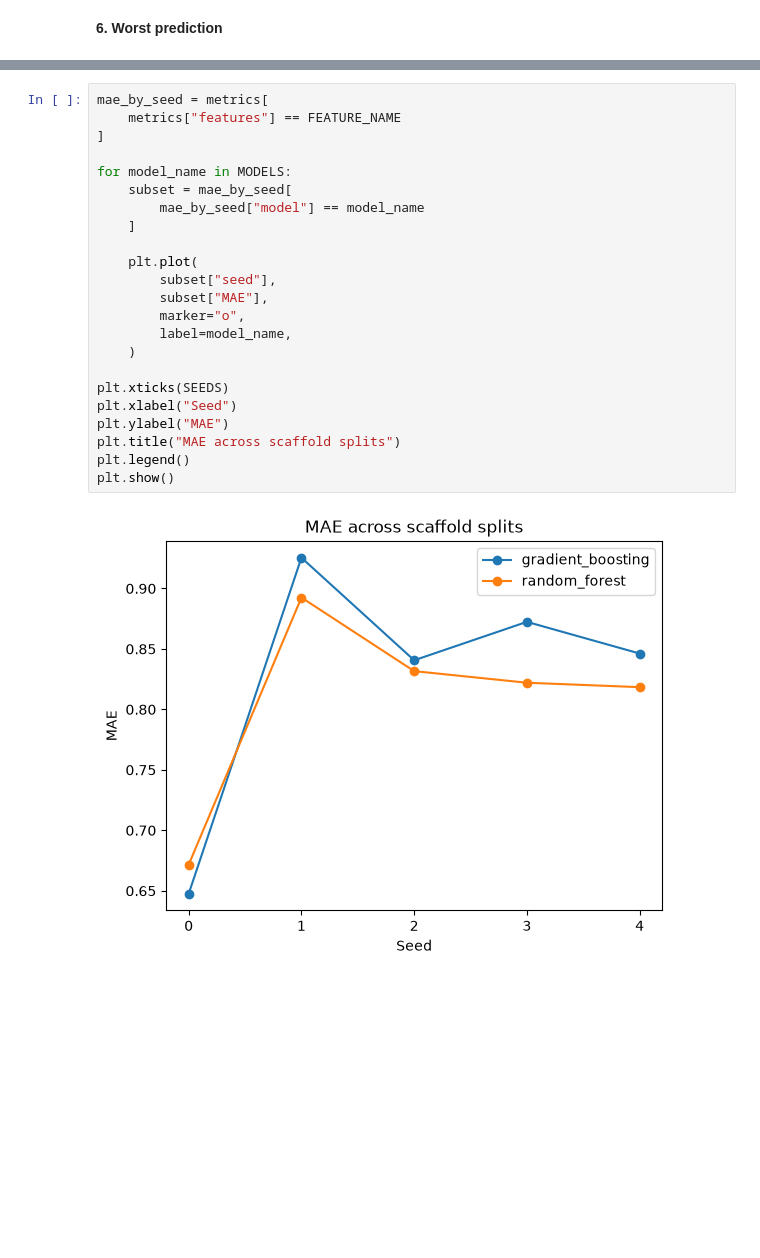
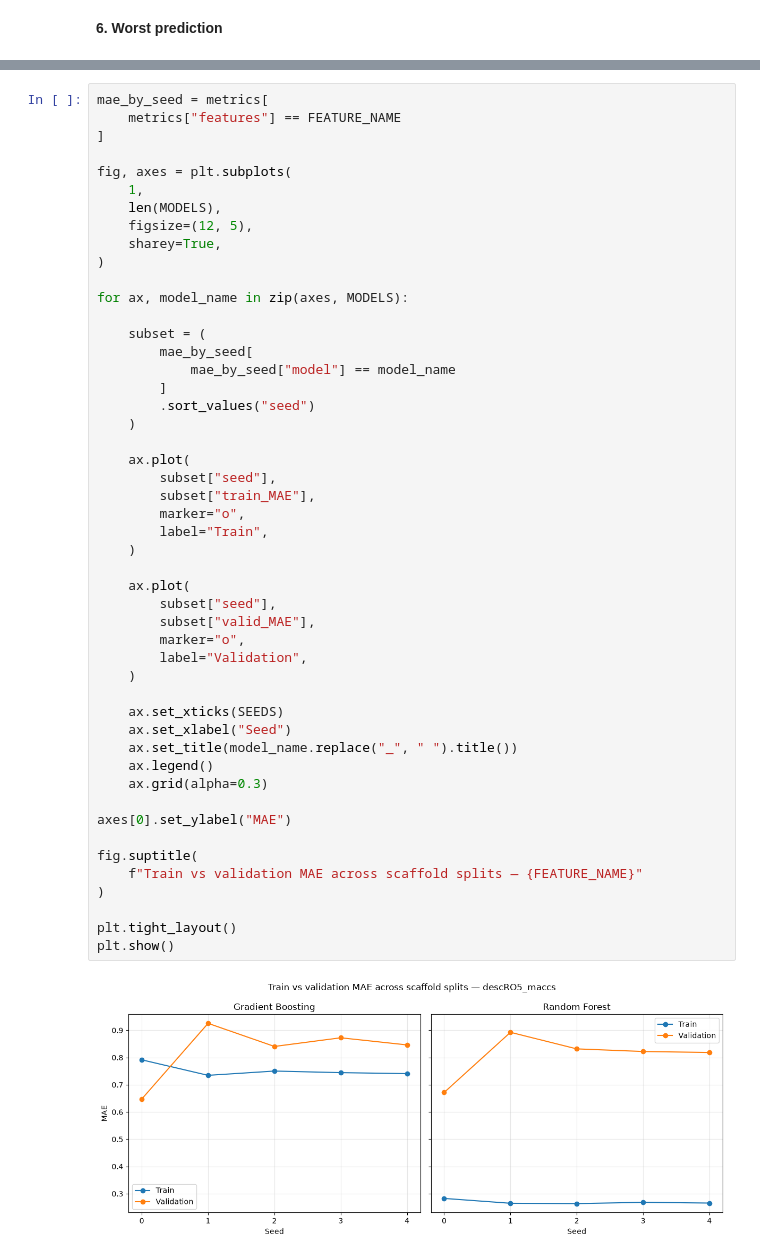
Before and after one commit to alexcorbero/admet-ml, a Jupyter notebook: notebooks/05_model_evaluation.ipynb, the cells around one changed output, grey strips where cells are left out. Cells and saved outputs as stored; diff of their text form; blank space fills up the shorter version.

Commit message:
feat: train and validation metrics stored separately to study overfitting

```diff
--- a/notebooks/05_model_evaluation.ipynb
+++ b/notebooks/05_model_evaluation.ipynb
@@ -351,25 +349,51 @@ worst_predictions[
 # %%
 mae_by_seed = metrics[
     metrics["features"] == FEATURE_NAME
 ]
 
-for model_name in MODELS:
-    subset = mae_by_seed[
-        mae_by_seed["model"] == model_name
-    ]
+fig, axes = plt.subplots(
+    1,
+    len(MODELS),
+    figsize=(12, 5),
+    sharey=True,
+)
 
-    plt.plot(
-        subset["seed"],
-        subset["MAE"],
-        marker="o",
-        label=model_name,
+for ax, model_name in zip(axes, MODELS):
+
+    subset = (
+        mae_by_seed[
+            mae_by_seed["model"] == model_name
+        ]
+        .sort_values("seed")
     )
 
-plt.xticks(SEEDS)
-plt.xlabel("Seed")
-plt.ylabel("MAE")
-plt.title("MAE across scaffold splits")
-plt.legend()
+    ax.plot(
+        subset["seed"],
+        subset["train_MAE"],
+        marker="o",
+        label="Train",
+    )
+
+    ax.plot(
+        subset["seed"],
+        subset["valid_MAE"],
+        marker="o",
+        label="Validation",
+    )
+
+    ax.set_xticks(SEEDS)
+    ax.set_xlabel("Seed")
+    ax.set_title(model_name.replace("_", " ").title())
+    ax.legend()
+    ax.grid(alpha=0.3)
+
+axes[0].set_ylabel("MAE")
+
+fig.suptitle(
+    f"Train vs validation MAE across scaffold splits — {FEATURE_NAME}"
+)
+
+plt.tight_layout()
 plt.show()
 # %% [output]
-[figure, old version]
+[figure, new version]
```
Also changed, not shown: parts of 7 cells of this notebook, 1 other file.
